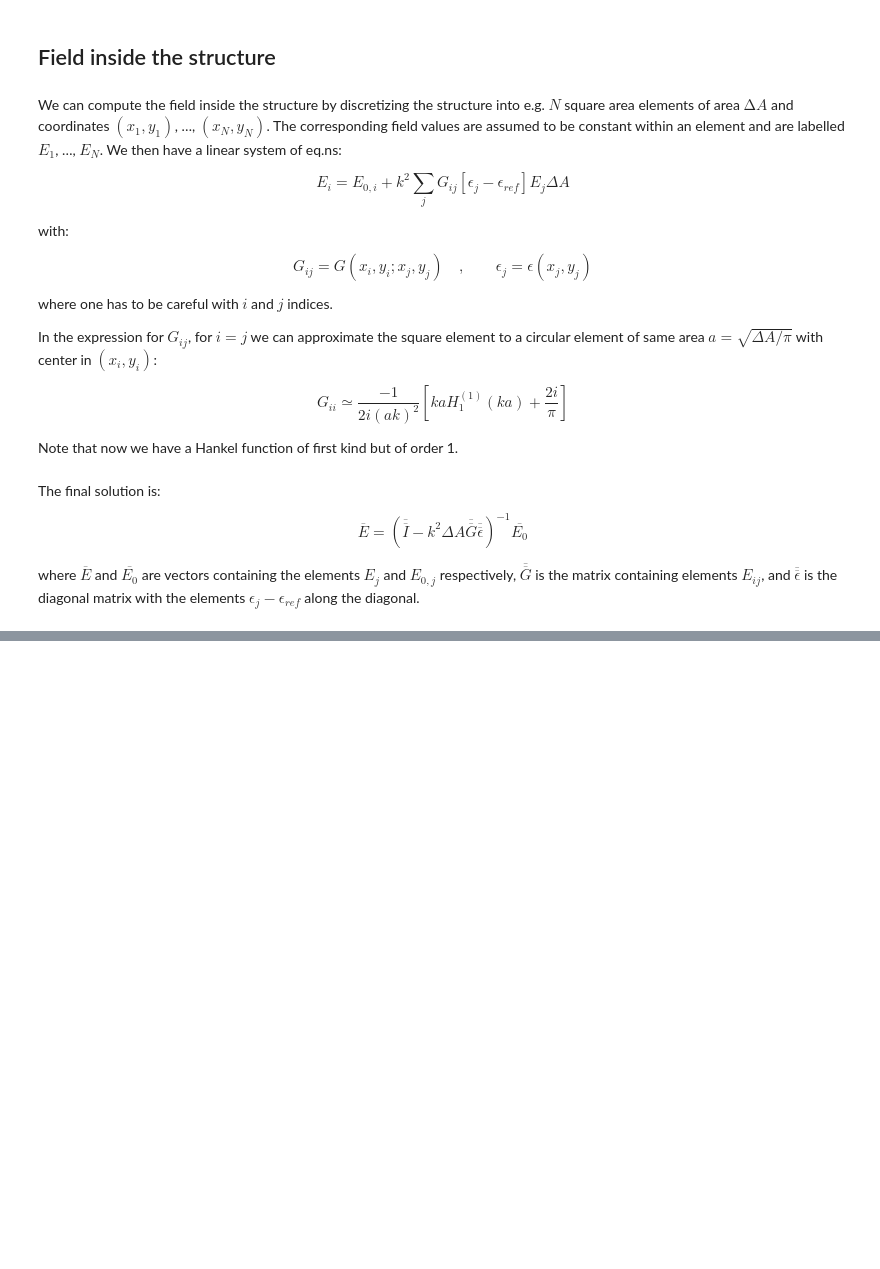
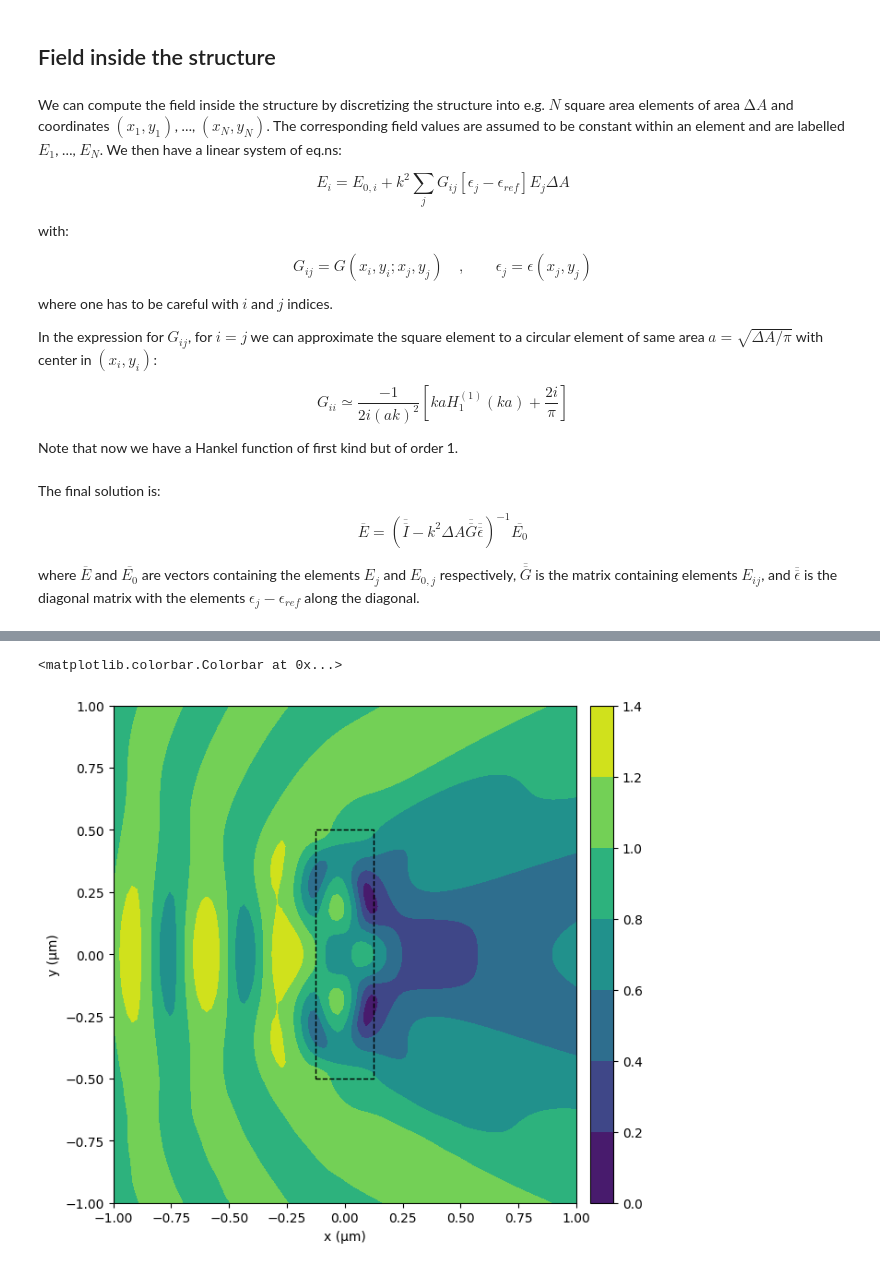
Before and after one commit to amcar-dtu/python-assignments, a Jupyter notebook: nano_opt_2.ipynb, the cells around one changed output, grey strips where cells are left out. Saved outputs shown, nothing was run; the diff lists cells and outputs as text; code cells hidden in the pictures; blank space fills up the shorter version.

```diff
--- a/nano_opt_2.ipynb
+++ b/nano_opt_2.ipynb
@@ -69 +79,14 @@ kref = nref*k0
+# %%
+# rectangle domain
+x1 = np.linspace(-w/2, w/2, 25)
+y1 = np.linspace(-h/2, h/2, 100)
+
+# areas
+da = ((x1[-1] - x1[0])*(y1[-1] - y1[0]))/(len(x1)*len(y1))
+a = np.sqrt(da/np.pi)
+
+X1, Y1 = np.meshgrid(x1, y1)
+
+k = np.sqrt(eref)*k0
+E0 = np.exp(1j*k*(X1*np.cos(t) + Y1*np.sin(t)))
 # %%
@@ -121 +124,14 @@ plt.contourf(X1, Y1, np.absolute(E.reshape(E0.shape)))
+# %%
+# defining the domain
+sz = 1                       # µm
+x = np.linspace(-sz,sz,100)
+y = np.linspace(-sz,sz,100)
+
+# areas
+dat = ((x[-1] - x[0])*(y[-1] - y[0]))/(len(x)*len(y))
+at = np.sqrt(dat/np.pi)
+
+X, Y = np.meshgrid(x, y)
+
+E0t = np.exp(1j*k*(X*np.cos(t) + Y*np.sin(t)))
 # %%
@@ -158,0 +156,18 @@ plt.contourf(X, Y, np.absolute(E1t.reshape(E0t.shape)))
+# %%
+# Create figure and axes
+fig, ax = plt.subplots(figsize=(7, 7))
+
+im = ax.contourf(X, Y, np.absolute(Et.reshape(E0t.shape)))
+# Create a Rectangle patch
+rect = patches.Rectangle((-0.125, -.500), .25, 1, linewidth=1, edgecolor='black', facecolor='none', linestyle='--')
+
+# Add the patch to the Axes
+ax.add_patch(rect)
+ax.set_xlabel("x (µm)")
+ax.set_ylabel("y (µm)")
+divider = make_axes_locatable(ax)
+cax = divider.append_axes('right', size='5%', pad=0.15)
+fig.colorbar(im, cax=cax, orientation='vertical')
+# %% [output]
+<matplotlib.colorbar.Colorbar at 0x...>
+[figure, added]
```
Also changed, not shown: parts of 32 cells of this notebook, 5 other files.
